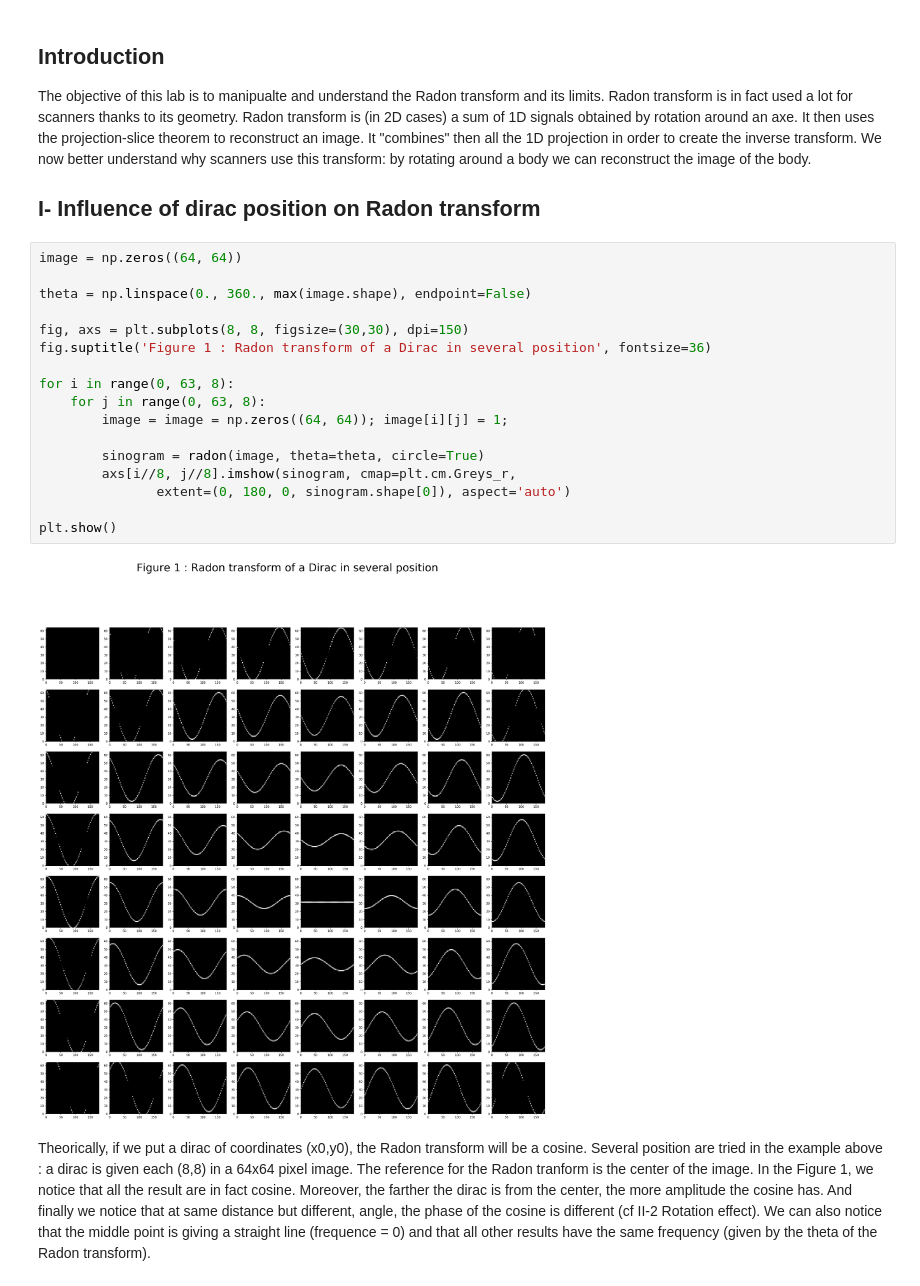
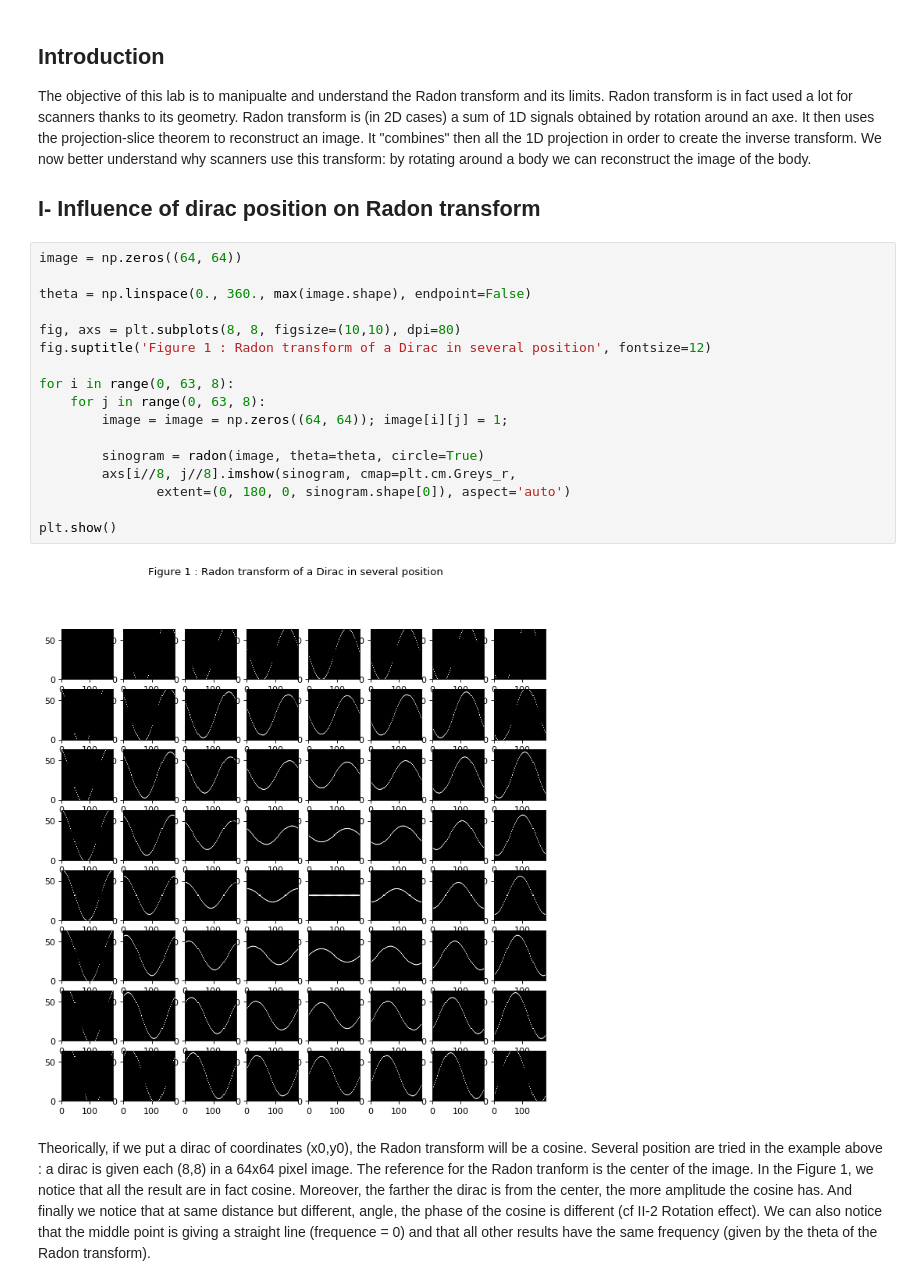
Before and after one commit to ShiversVert/Bio_neuro_imaging, a Jupyter notebook: tomography/tomography.ipynb, the cells around one changed output. Cells and saved outputs as stored; diff of their text form.

```diff
--- a/tomography/tomography.ipynb
+++ b/tomography/tomography.ipynb
@@ -60,22 +44,22 @@ The objective of this lab is to manipualte and understand the Radon transform an
 # %%
 image = np.zeros((64, 64))
 
 theta = np.linspace(0., 360., max(image.shape), endpoint=False)
 
-fig, axs = plt.subplots(8, 8, figsize=(30,30), dpi=150)
-fig.suptitle('Figure 1 : Radon transform of a Dirac in several position', fontsize=36)
+fig, axs = plt.subplots(8, 8, figsize=(10,10), dpi=80)
+fig.suptitle('Figure 1 : Radon transform of a Dirac in several position', fontsize=12)
 
 for i in range(0, 63, 8):
     for j in range(0, 63, 8):
         image = image = np.zeros((64, 64)); image[i][j] = 1;
 
         sinogram = radon(image, theta=theta, circle=True)
         axs[i//8, j//8].imshow(sinogram, cmap=plt.cm.Greys_r,
                extent=(0, 180, 0, sinogram.shape[0]), aspect='auto')
 
 plt.show()
 # %% [output]
-[figure, old version]
+[figure, new version]
 # %% [markdown]
 Theorically, if we put a dirac of coordinates (x0,y0), the Radon transform will be a cosine. Several position are tried in the example above : a dirac is given each (8,8) in a 64x64 pixel image. The reference for the Radon tranform is the center of the image. In the Figure 1, we notice that all the result are in fact cosine. Moreover, the farther the dirac is from the center, the more amplitude the cosine has. And finally we notice that at same distance but different, angle, the phase of the cosine is different (cf II-2 Rotation effect). We can also notice that the middle point is giving a straight line (frequence = 0) and that all other results have the same frequency (given by the theta of the Radon transform).
 # %% [markdown]
```
Also changed, not shown: parts of 8 cells of this notebook.
